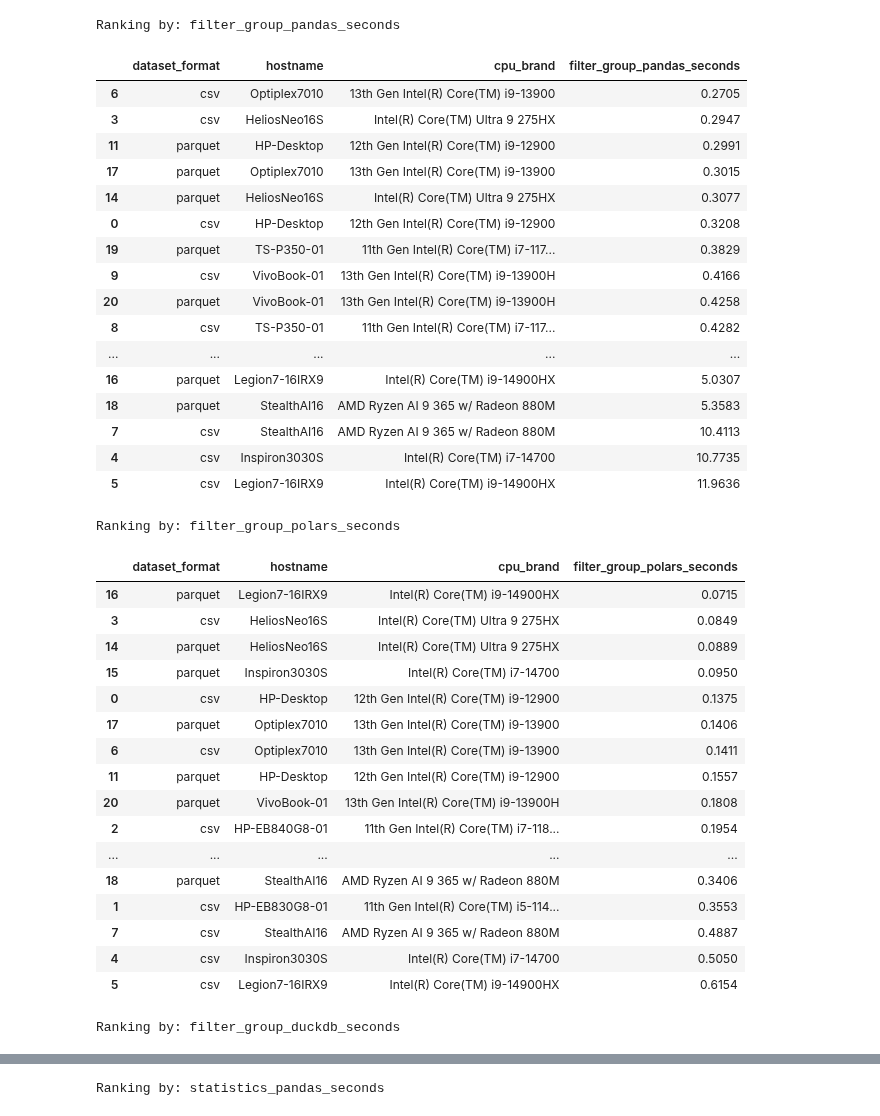
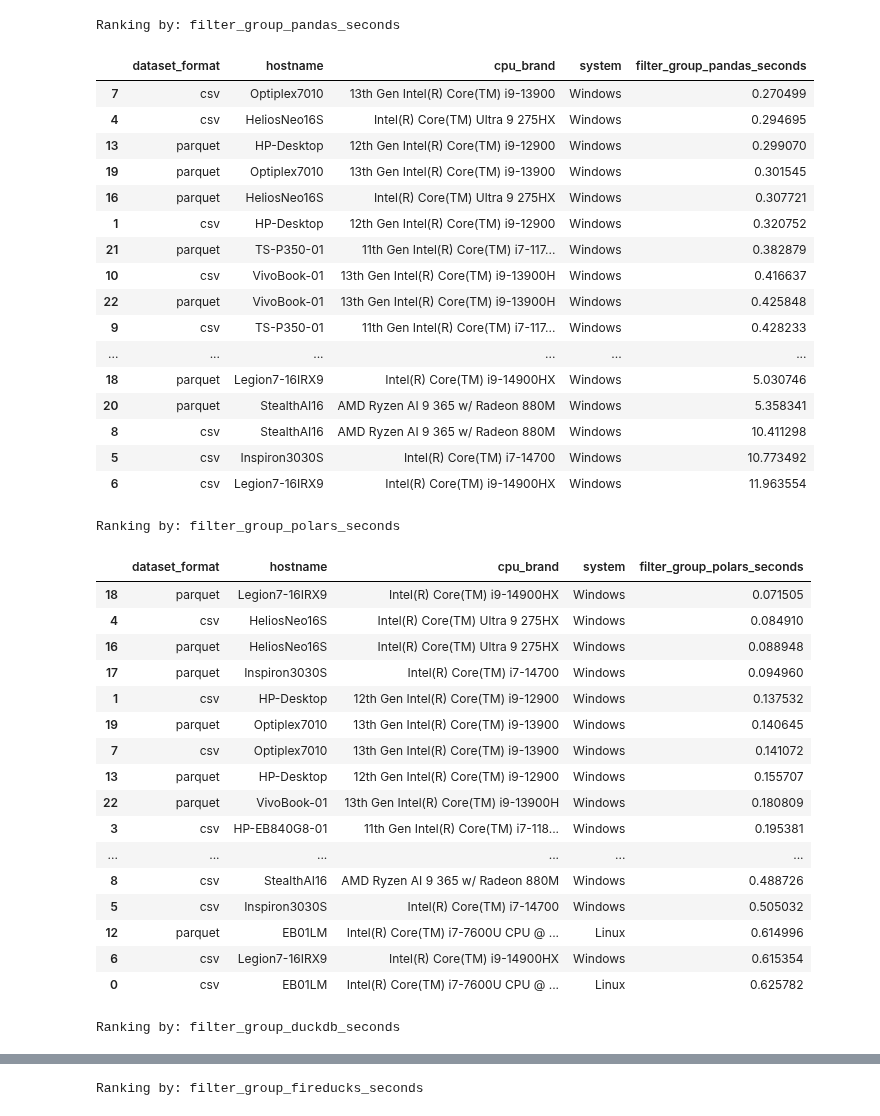
Before and after one commit to lcabrp/data_proc_benchmark, a Jupyter notebook: analysis/01_analysis.ipynb, the cells around one changed output, grey strips where cells are left out. Cells and saved outputs as stored; diff of their text form; code cells hidden in the pictures.

Commit message:
Adding the first fireducks benchmark

```diff
--- a/analysis/01_analysis.ipynb
+++ b/analysis/01_analysis.ipynb
@@ -25,6 +25,6 @@ memory usage: 33.4+ KB
 # %%
 # Removing fireduck for now because there is not data(yet)
-fireduck_columns = [col for col in b_df.columns if 'fireducks_' in col]
-b_df.drop(columns=fireduck_columns, inplace=True)
+#fireduck_columns = [col for col in b_df.columns if 'fireducks_' in col]
+#b_df.drop(columns=fireduck_columns, inplace=True)
 
-b_df.info()
+#b_df.info()
@@ -55,6 +37,6 @@ b_df.shape
 # %%
 time_cols = [col for col in b_df.columns if col.endswith('_seconds')]
-b_df[time_cols] = b_df[time_cols].round(4)
+b_df[time_cols] = b_df[time_cols].round(6)
 b_df.head(3)
 # %% [output]
 |  | timestamp | hostname | platform | system | release | version | machine | processor | cpu_count_logical | ... |
@@ -115,47 +97,47 @@ def get_df_by_test(df: pd.DataFrame, cols_to_group: list, metric: str) -> pd.Dat
     grouped = df_filtered.groupby(cols_to_group)
     return grouped.min().reset_index().sort_values(by=metric)
 # %%
-cols_to_group = [ "dataset_format","hostname", "cpu_brand"]
+cols_to_group = [ "dataset_format","hostname", "cpu_brand", "system"]
 for col_to_rank in time_cols:
     print(f"Ranking by: {col_to_rank}")
     df_by_test = get_df_by_test(b_df, cols_to_group, col_to_rank)
     display(df_by_test)
     print("\n")
 # %% [output]
 Ranking by: filter_group_pandas_seconds
-|  | dataset_format | hostname | cpu_brand | filter_group_pandas_seconds |
-| 6 | csv | Optiplex7010 | 13th Gen Intel(R) Core(TM) i9-13900 | 0.2705 |
-| 3 | csv | HeliosNeo16S | Intel(R) Core(TM) Ultra 9 275HX | 0.2947 |
-| 11 | parquet | HP-Desktop | 12th Gen Intel(R) Core(TM) i9-12900 | 0.2991 |
-| 17 | parquet | Optiplex7010 | 13th Gen Intel(R) Core(TM) i9-13900 | 0.3015 |
-| 14 | parquet | HeliosNeo16S | Intel(R) Core(TM) Ultra 9 275HX | 0.3077 |
-| 0 | csv | HP-Desktop | 12th Gen Intel(R) Core(TM) i9-12900 | 0.3208 |
-| 19 | parquet | TS-P350-01 | 11th Gen Intel(R) Core(TM) i7-117... | 0.3829 |
-| 9 | csv | VivoBook-01 | 13th Gen Intel(R) Core(TM) i9-13900H | 0.4166 |
-| 20 | parquet | VivoBook-01 | 13th Gen Intel(R) Core(TM) i9-13900H | 0.4258 |
-| 8 | csv | TS-P350-01 | 11th Gen Intel(R) Core(TM) i7-117... | 0.4282 |
-| ... | ... | ... | ... | ... |
-| 16 | parquet | Legion7-16IRX9 | Intel(R) Core(TM) i9-14900HX | 5.0307 |
-| 18 | parquet | StealthAI16 | AMD Ryzen AI 9 365 w/ Radeon 880M | 5.3583 |
-| 7 | csv | StealthAI16 | AMD Ryzen AI 9 365 w/ Radeon 880M | 10.4113 |
-| 4 | csv | Inspiron3030S | Intel(R) Core(TM) i7-14700 | 10.7735 |
-| 5 | csv | Legion7-16IRX9 | Intel(R) Core(TM) i9-14900HX | 11.9636 |
+|  | dataset_format | hostname | cpu_brand | system | filter_group_pandas_seconds |
+| 7 | csv | Optiplex7010 | 13th Gen Intel(R) Core(TM) i9-13900 | Windows | 0.270499 |
+| 4 | csv | HeliosNeo16S | Intel(R) Core(TM) Ultra 9 275HX | Windows | 0.294695 |
+| 13 | parquet | HP-Desktop | 12th Gen Intel(R) Core(TM) i9-12900 | Windows | 0.299070 |
+| 19 | parquet | Optiplex7010 | 13th Gen Intel(R) Core(TM) i9-13900 | Windows | 0.301545 |
+| 16 | parquet | HeliosNeo16S | Intel(R) Core(TM) Ultra 9 275HX | Windows | 0.307721 |
+| 1 | csv | HP-Desktop | 12th Gen Intel(R) Core(TM) i9-12900 | Windows | 0.320752 |
+| 21 | parquet | TS-P350-01 | 11th Gen Intel(R) Core(TM) i7-117... | Windows | 0.382879 |
+| 10 | csv | VivoBook-01 | 13th Gen Intel(R) Core(TM) i9-13900H | Windows | 0.416637 |
+| 22 | parquet | VivoBook-01 | 13th Gen Intel(R) Core(TM) i9-13900H | Windows | 0.425848 |
+| 9 | csv | TS-P350-01 | 11th Gen Intel(R) Core(TM) i7-117... | Windows | 0.428233 |
+| ... | ... | ... | ... | ... | ... |
+| 18 | parquet | Legion7-16IRX9 | Intel(R) Core(TM) i9-14900HX | Windows | 5.030746 |
+| 20 | parquet | StealthAI16 | AMD Ryzen AI 9 365 w/ Radeon 880M | Windows | 5.358341 |
+| 8 | csv | StealthAI16 | AMD Ryzen AI 9 365 w/ Radeon 880M | Windows | 10.411298 |
+| 5 | csv | Inspiron3030S | Intel(R) Core(TM) i7-14700 | Windows | 10.773492 |
+| 6 | csv | Legion7-16IRX9 | Intel(R) Core(TM) i9-14900HX | Windows | 11.963554 |
 Ranking by: filter_group_polars_seconds
-|  | dataset_format | hostname | cpu_brand | filter_group_polars_seconds |
-| 16 | parquet | Legion7-16IRX9 | Intel(R) Core(TM) i9-14900HX | 0.0715 |
-| 3 | csv | HeliosNeo16S | Intel(R) Core(TM) Ultra 9 275HX | 0.0849 |
-| 14 | parquet | HeliosNeo16S | Intel(R) Core(TM) Ultra 9 275HX | 0.0889 |
-| 15 | parquet | Inspiron3030S | Intel(R) Core(TM) i7-14700 | 0.0950 |
-| 0 | csv | HP-Desktop | 12th Gen Intel(R) Core(TM) i9-12900 | 0.1375 |
-| 17 | parquet | Optiplex7010 | 13th Gen Intel(R) Core(TM) i9-13900 | 0.1406 |
-| 6 | csv | Optiplex7010 | 13th Gen Intel(R) Core(TM) i9-13900 | 0.1411 |
-| 11 | parquet | HP-Desktop | 12th Gen Intel(R) Core(TM) i9-12900 | 0.1557 |
-| 20 | parquet | VivoBook-01 | 13th Gen Intel(R) Core(TM) i9-13900H | 0.1808 |
-| 2 | csv | HP-EB840G8-01 | 11th Gen Intel(R) Core(TM) i7-118... | 0.1954 |
-| ... | ... | ... | ... | ... |
-| 18 | parquet | StealthAI16 | AMD Ryzen AI 9 365 w/ Radeon 880M | 0.3406 |
-| 1 | csv | HP-EB830G8-01 | 11th Gen Intel(R) Core(TM) i5-114... | 0.3553 |
-| 7 | csv | StealthAI16 | AMD Ryzen AI 9 365 w/ Radeon 880M | 0.4887 |
-| 4 | csv | Inspiron3030S | Intel(R) Core(TM) i7-14700 | 0.5050 |
-| 5 | csv | Legion7-16IRX9 | Intel(R) Core(TM) i9-14900HX | 0.6154 |
+|  | dataset_format | hostname | cpu_brand | system | filter_group_polars_seconds |
+| 18 | parquet | Legion7-16IRX9 | Intel(R) Core(TM) i9-14900HX | Windows | 0.071505 |
+| 4 | csv | HeliosNeo16S | Intel(R) Core(TM) Ultra 9 275HX | Windows | 0.084910 |
+| 16 | parquet | HeliosNeo16S | Intel(R) Core(TM) Ultra 9 275HX | Windows | 0.088948 |
+| 17 | parquet | Inspiron3030S | Intel(R) Core(TM) i7-14700 | Windows | 0.094960 |
+| 1 | csv | HP-Desktop | 12th Gen Intel(R) Core(TM) i9-12900 | Windows | 0.137532 |
+| 19 | parquet | Optiplex7010 | 13th Gen Intel(R) Core(TM) i9-13900 | Windows | 0.140645 |
+| 7 | csv | Optiplex7010 | 13th Gen Intel(R) Core(TM) i9-13900 | Windows | 0.141072 |
+| 13 | parquet | HP-Desktop | 12th Gen Intel(R) Core(TM) i9-12900 | Windows | 0.155707 |
+| 22 | parquet | VivoBook-01 | 13th Gen Intel(R) Core(TM) i9-13900H | Windows | 0.180809 |
+| 3 | csv | HP-EB840G8-01 | 11th Gen Intel(R) Core(TM) i7-118... | Windows | 0.195381 |
+| ... | ... | ... | ... | ... | ... |
+| 8 | csv | StealthAI16 | AMD Ryzen AI 9 365 w/ Radeon 880M | Windows | 0.488726 |
+| 5 | csv | Inspiron3030S | Intel(R) Core(TM) i7-14700 | Windows | 0.505032 |
+| 12 | parquet | EB01LM | Intel(R) Core(TM) i7-7600U CPU @ ... | Linux | 0.614996 |
+| 6 | csv | Legion7-16IRX9 | Intel(R) Core(TM) i9-14900HX | Windows | 0.615354 |
+| 0 | csv | EB01LM | Intel(R) Core(TM) i7-7600U CPU @ ... | Linux | 0.625782 |
 Ranking by: filter_group_duckdb_seconds
@@ -179 +161 @@ Ranking by: filter_group_duckdb_seconds
-Ranking by: statistics_pandas_seconds
+Ranking by: filter_group_fireducks_seconds
```
Also changed, not shown: parts of 12 cells of this notebook, 7 other files.
